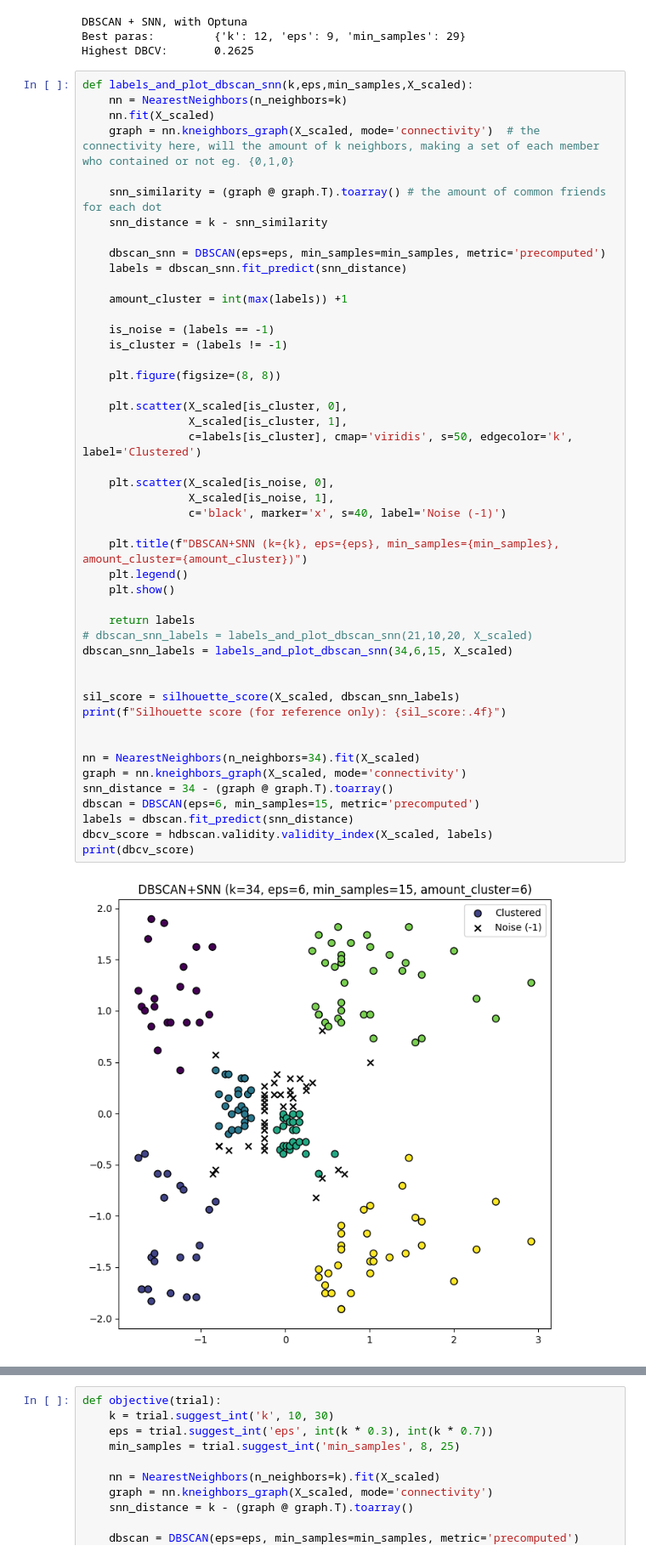
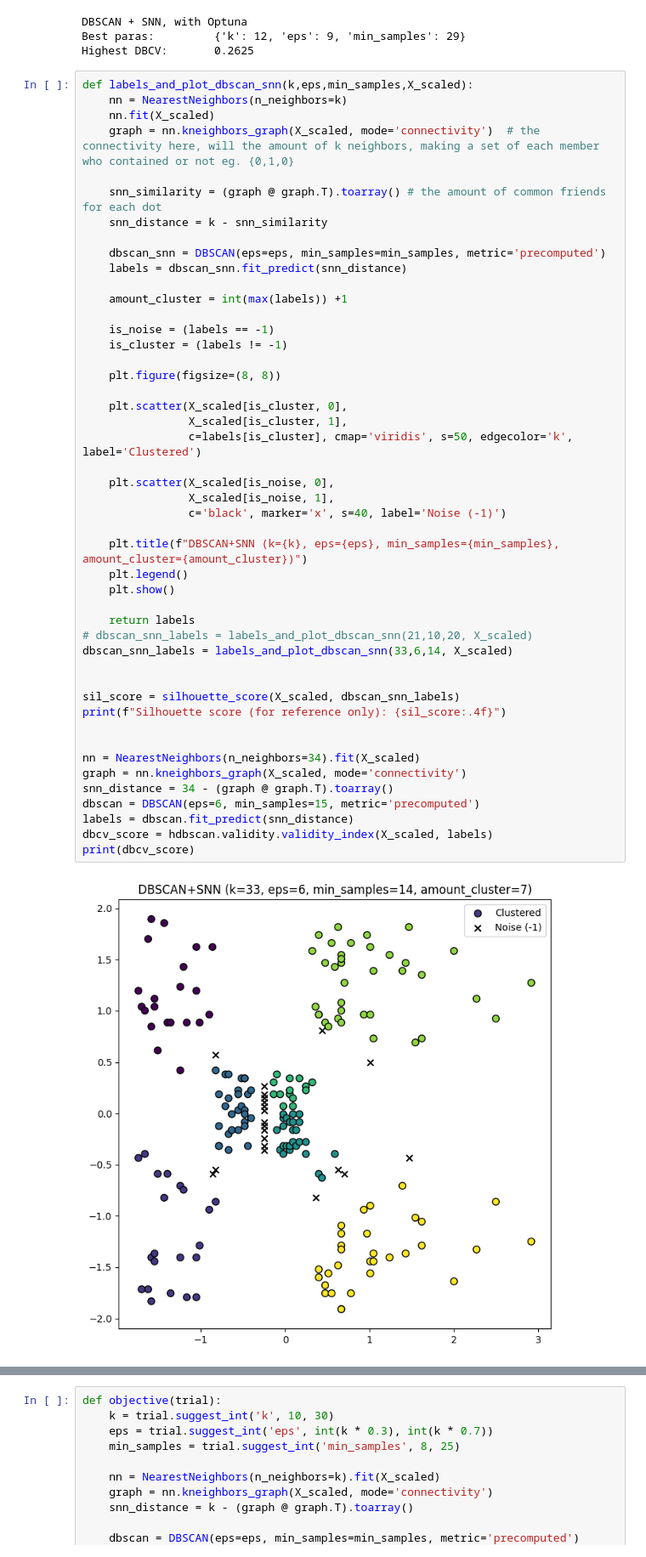
Before and after one commit to RaphaFang/sdu-ds-2026-spring, a Jupyter notebook: 804_data_mining/project_1/mall_customers_analysis.ipynb, the cells around one changed output, grey strips where cells are left out. Shown at 85% size. Cells and saved outputs as stored; diff of their text form.

```diff
--- a/804_data_mining/project_1/mall_customers_analysis.ipynb
+++ b/804_data_mining/project_1/mall_customers_analysis.ipynb
@@ -283,32 +283,32 @@ def labels_and_plot_dbscan_snn(k,eps,min_samples,X_scaled):
     plt.figure(figsize=(8, 8))
 
     plt.scatter(X_scaled[is_cluster, 0],
                 X_scaled[is_cluster, 1],
                 c=labels[is_cluster], cmap='viridis', s=50, edgecolor='k', label='Clustered')
 
     plt.scatter(X_scaled[is_noise, 0],
                 X_scaled[is_noise, 1],
                 c='black', marker='x', s=40, label='Noise (-1)')
 
     plt.title(f"DBSCAN+SNN (k={k}, eps={eps}, min_samples={min_samples}, amount_cluster={amount_cluster})")
     plt.legend()
     plt.show()
 
     return labels
 # dbscan_snn_labels = labels_and_plot_dbscan_snn(21,10,20, X_scaled)
-dbscan_snn_labels = labels_and_plot_dbscan_snn(34,6,15, X_scaled)
+dbscan_snn_labels = labels_and_plot_dbscan_snn(33,6,14, X_scaled)
 
 
 sil_score = silhouette_score(X_scaled, dbscan_snn_labels)
 print(f"Silhouette score (for reference only): {sil_score:.4f}")
 
 
 nn = NearestNeighbors(n_neighbors=34).fit(X_scaled)
 graph = nn.kneighbors_graph(X_scaled, mode='connectivity')
 snn_distance = 34 - (graph @ graph.T).toarray()
 dbscan = DBSCAN(eps=6, min_samples=15, metric='precomputed')
 labels = dbscan.fit_predict(snn_distance)
 dbcv_score = hdbscan.validity.validity_index(X_scaled, labels)
 print(dbcv_score)
 # %% [output]
-[figure, old version]
+[figure, new version]
```
Also changed, not shown: parts of 2 cells of this notebook, 1 other file.
